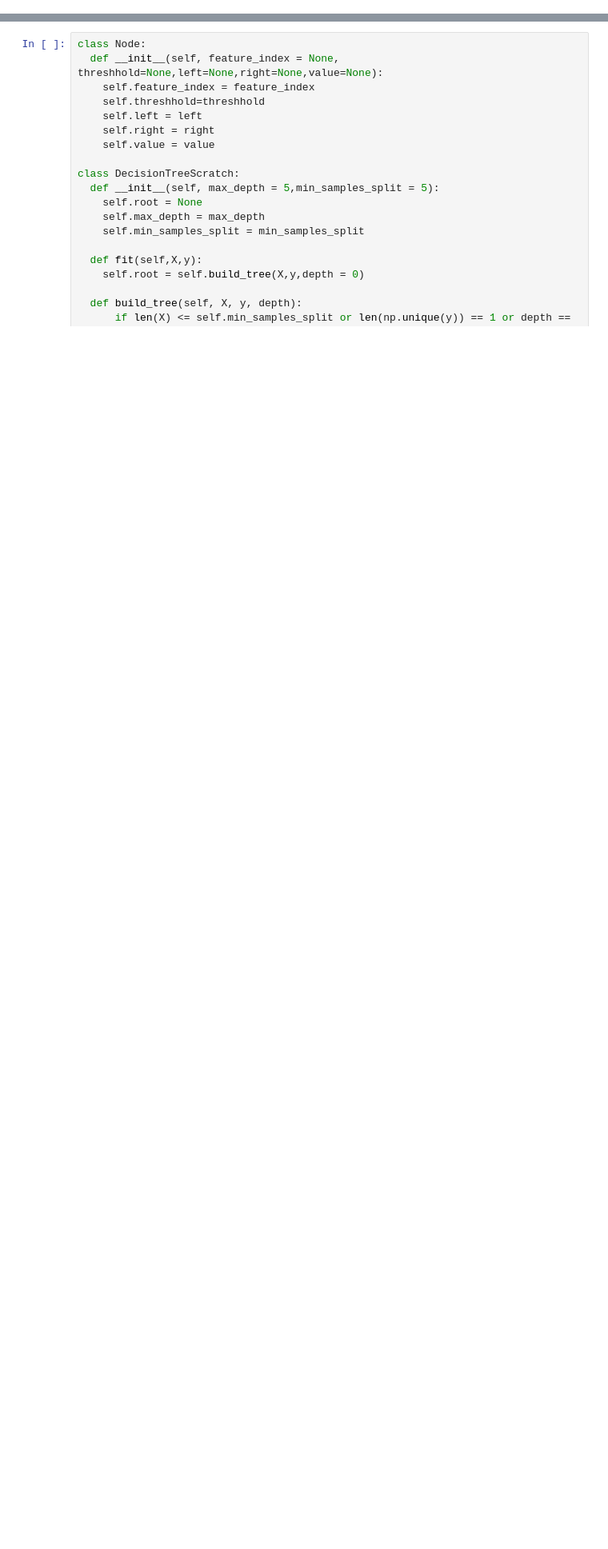
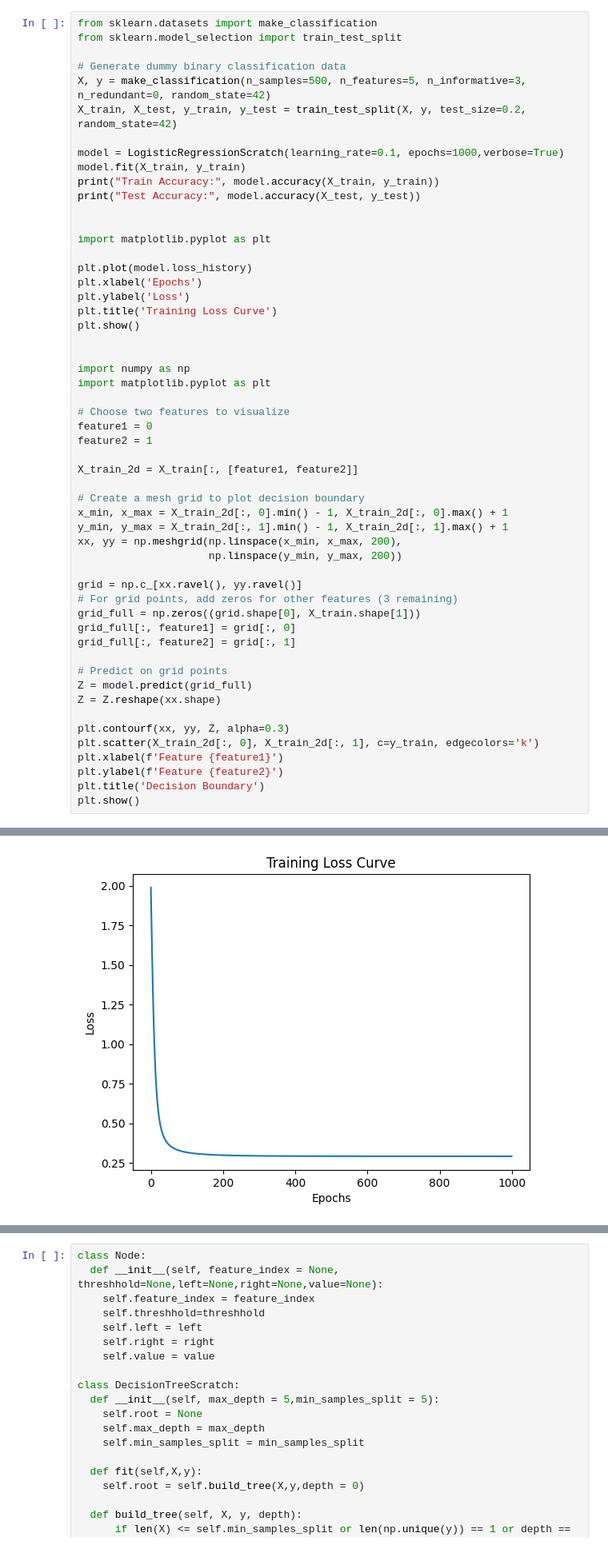
Before and after one commit to AlexanderDsouza/MLNotebook, a Jupyter notebook: MLnotebookipynb.ipynb, the cells around one changed output, grey strips where cells are left out. Shown at 80% size. Saved outputs shown, nothing was run; the diff lists cells and outputs as text; blank space fills up the shorter version.

```diff
--- a/MLnotebookipynb.ipynb
+++ b/MLnotebookipynb.ipynb
@@ -132,0 +111,55 @@ Test Accuracy: 0.9
+# %%
+from sklearn.datasets import make_classification
+from sklearn.model_selection import train_test_split
+
+# Generate dummy binary classification data
+X, y = make_classification(n_samples=500, n_features=5, n_informative=3, n_redundant=0, random_state=42)
+X_train, X_test, y_train, y_test = train_test_split(X, y, test_size=0.2, random_state=42)
+
+model = LogisticRegressionScratch(learning_rate=0.1, epochs=1000,verbose=True)
+model.fit(X_train, y_train)
+print("Train Accuracy:", model.accuracy(X_train, y_train))
+print("Test Accuracy:", model.accuracy(X_test, y_test))
+
+
+import matplotlib.pyplot as plt
+
+plt.plot(model.loss_history)
+plt.xlabel('Epochs')
+plt.ylabel('Loss')
+plt.title('Training Loss Curve')
+plt.show()
+
+
+import numpy as np
+import matplotlib.pyplot as plt
+
+# Choose two features to visualize
+feature1 = 0
+feature2 = 1
+
+X_train_2d = X_train[:, [feature1, feature2]]
+
+# Create a mesh grid to plot decision boundary
+x_min, x_max = X_train_2d[:, 0].min() - 1, X_train_2d[:, 0].max() + 1
+y_min, y_max = X_train_2d[:, 1].min() - 1, X_train_2d[:, 1].max() + 1
+xx, yy = np.meshgrid(np.linspace(x_min, x_max, 200),
+                     np.linspace(y_min, y_max, 200))
+
+grid = np.c_[xx.ravel(), yy.ravel()]
+# For grid points, add zeros for other features (3 remaining)
+grid_full = np.zeros((grid.shape[0], X_train.shape[1]))
+grid_full[:, feature1] = grid[:, 0]
+grid_full[:, feature2] = grid[:, 1]
+
+# Predict on grid points
+Z = model.predict(grid_full)
+Z = Z.reshape(xx.shape)
+
+plt.contourf(xx, yy, Z, alpha=0.3)
+plt.scatter(X_train_2d[:, 0], X_train_2d[:, 1], c=y_train, edgecolors='k')
+plt.xlabel(f'Feature {feature1}')
+plt.ylabel(f'Feature {feature2}')
+plt.title('Decision Boundary')
+plt.show()
+# %% [output]
@@ -132,0 +178 @@ Test Accuracy: 0.9
+[figure, added]
```
Also changed, not shown: parts of 4 cells of this notebook.
